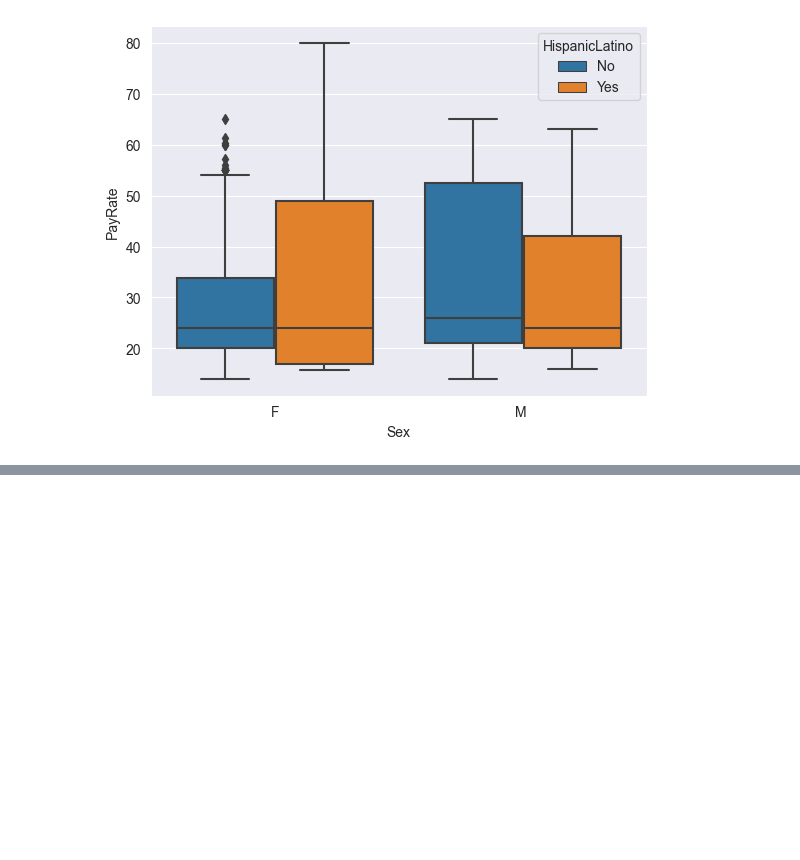
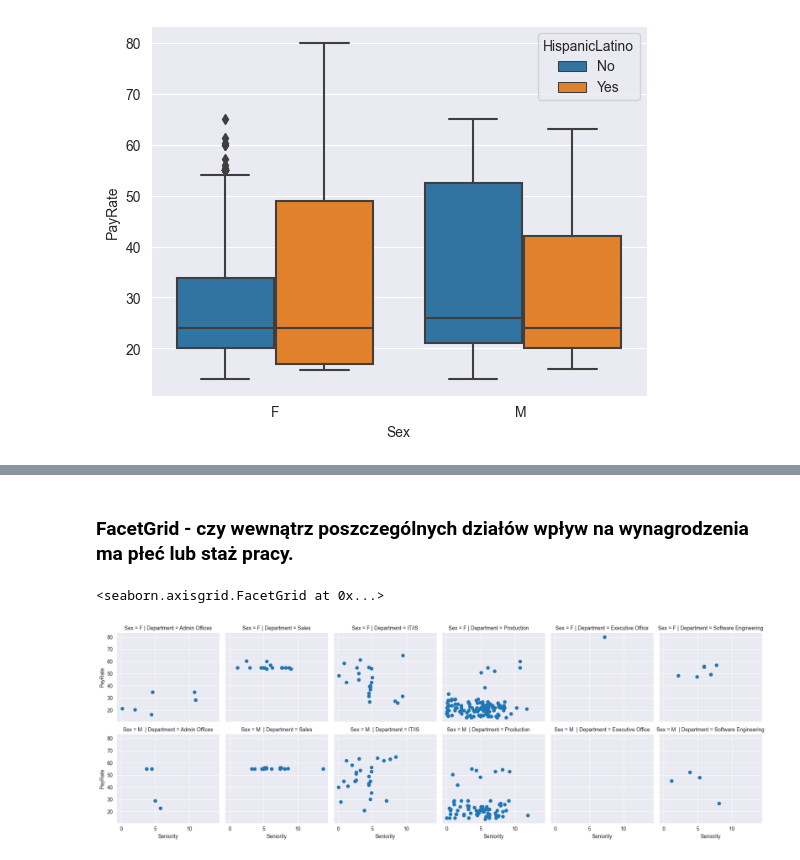
Before and after one commit to grzegorztata/Python, a Jupyter notebook: Modul_9/Modul_9_2/Modul_9_2_Eksploracja_Seaborn.ipynb, the cells around one changed output, grey strips where cells are left out. Cells and saved outputs as stored; diff of their text form; code cells hidden in the pictures; blank space fills up the shorter version.

```diff
--- a/Modul_9/Modul_9_2/Modul_9_2_Eksploracja_Seaborn.ipynb
+++ b/Modul_9/Modul_9_2/Modul_9_2_Eksploracja_Seaborn.ipynb
@@ -233,0 +249,8 @@ sns.boxplot(x='Sex',y='PayRate',data=df,hue='HispanicLatino')
+# %% [markdown]
+### FacetGrid - czy wewnątrz poszczególnych działów wpływ na wynagrodzenia ma płeć lub staż pracy.
+# %%
+g = sns.FacetGrid(data=df, col='Department', row='Sex')
+g.map(plt.scatter,'Seniority','PayRate')
+# %% [output]
+<seaborn.axisgrid.FacetGrid at 0x...>
+[figure, added]
```
Also changed, not shown: parts of 11 cells of this notebook, 6 other files.
